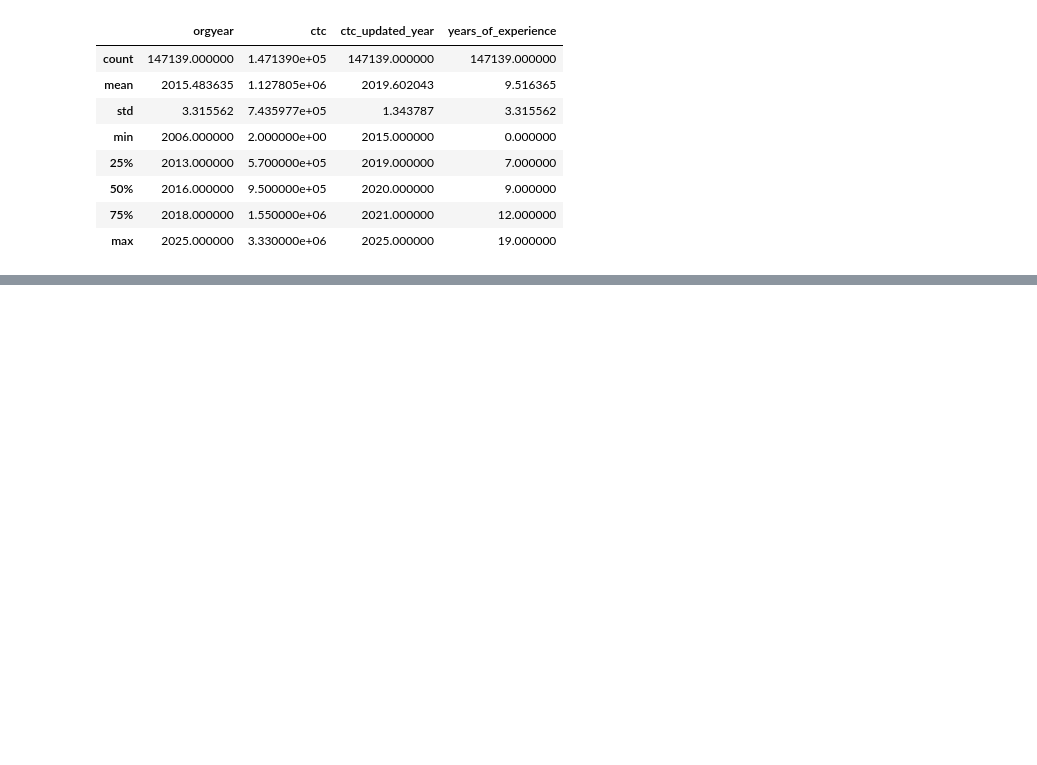
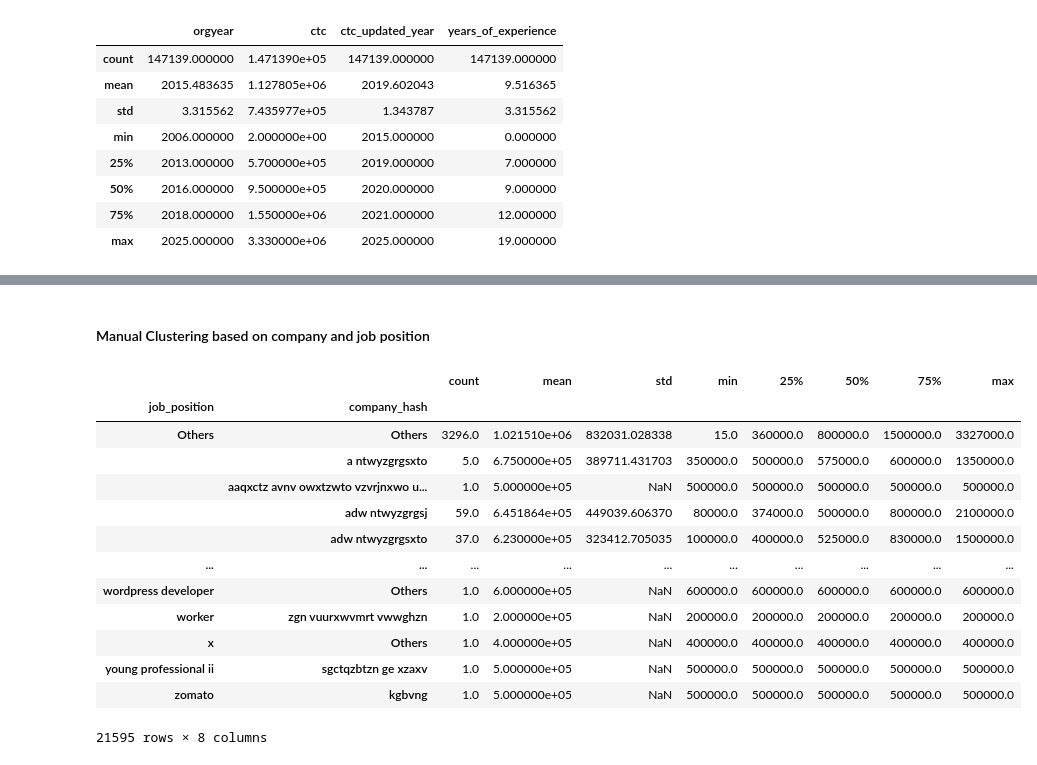
Before and after one commit to mayankbrn/9.12_Clustering_learners, a Jupyter notebook: Clustering_learners.ipynb, the cells around one changed output, grey strips where cells are left out. Drawn from its saved outputs; the diff is of its cells as text; code cells hidden in the pictures; blank space fills up the shorter version.

Commit message:
added manual clustering for designation and class

```diff
--- a/Clustering_learners.ipynb
+++ b/Clustering_learners.ipynb
@@ -598,0 +767,20 @@ df.describe()
+# %% [markdown]
+#### Manual Clustering based on company and job position
+# %%
+grouped_c_j = df.groupby(['job_position', 'company_hash'])['ctc'].describe()
+grouped_c_j
+# %% [output]
+|  |  | count | mean | std | min | 25% | 50% | 75% | max |
+| job_position | company_hash |  |  |  |  |  |  |  |  |
+| Others | Others | 3296.0 | 1.021510e+06 | 832031.028338 | 15.0 | 360000.0 | 800000.0 | 1500000.0 | 3327000.0 |
+|  | a ntwyzgrgsxto | 5.0 | 6.750000e+05 | 389711.431703 | 350000.0 | 500000.0 | 575000.0 | 600000.0 | 1350000.0 |
+|  | aaqxctz avnv owxtzwto vzvrjnxwo u... | 1.0 | 5.000000e+05 | NaN | 500000.0 | 500000.0 | 500000.0 | 500000.0 | 500000.0 |
+|  | adw ntwyzgrgsj | 59.0 | 6.451864e+05 | 449039.606370 | 80000.0 | 374000.0 | 500000.0 | 800000.0 | 2100000.0 |
+|  | adw ntwyzgrgsxto | 37.0 | 6.230000e+05 | 323412.705035 | 100000.0 | 400000.0 | 525000.0 | 830000.0 | 1500000.0 |
+| ... | ... | ... | ... | ... | ... | ... | ... | ... | ... |
+| wordpress developer | Others | 1.0 | 6.000000e+05 | NaN | 600000.0 | 600000.0 | 600000.0 | 600000.0 | 600000.0 |
+| worker | zgn vuurxwvmrt vwwghzn | 1.0 | 2.000000e+05 | NaN | 200000.0 | 200000.0 | 200000.0 | 200000.0 | 200000.0 |
+| x | Others | 1.0 | 4.000000e+05 | NaN | 400000.0 | 400000.0 | 400000.0 | 400000.0 | 400000.0 |
+| young professional ii | sgctqzbtzn ge xzaxv | 1.0 | 5.000000e+05 | NaN | 500000.0 | 500000.0 | 500000.0 | 500000.0 | 500000.0 |
+| zomato | kgbvng | 1.0 | 5.000000e+05 | NaN | 500000.0 | 500000.0 | 500000.0 | 500000.0 | 500000.0 |
+21595 rows × 8 columns
```
Also changed, not shown: parts of 41 cells of this notebook.
